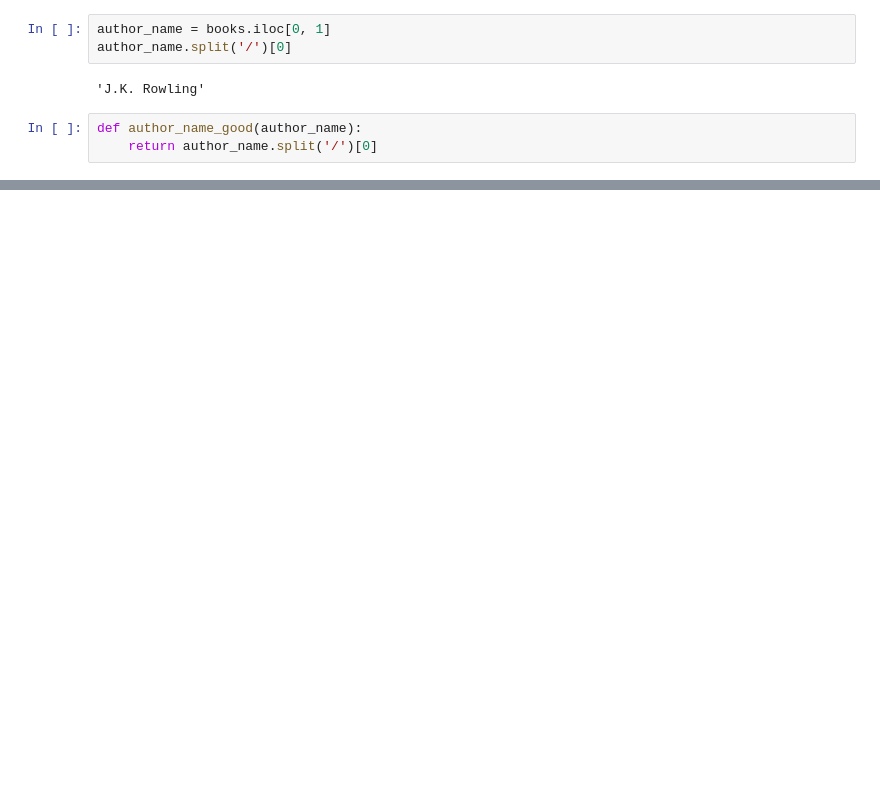
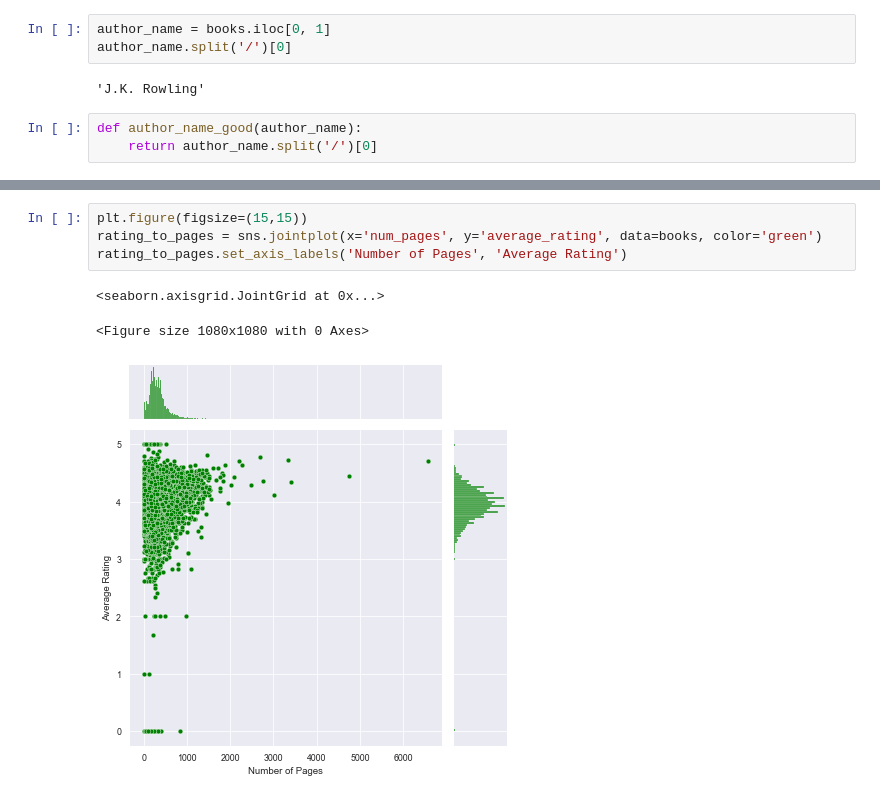
Before and after one commit to GretaMatu/python_mokymai, a Jupyter notebook: baigiamasis_darbas.ipynb, the cells around one changed output, grey strips where cells are left out. Cells and saved outputs as stored; diff of their text form; blank space fills up the shorter version.

```diff
--- a/baigiamasis_darbas.ipynb
+++ b/baigiamasis_darbas.ipynb
@@ -128,0 +139,8 @@ books.head(2)
+# %%
+plt.figure(figsize=(15,15))
+rating_to_pages = sns.jointplot(x='num_pages', y='average_rating', data=books, color='green')
+rating_to_pages.set_axis_labels('Number of Pages', 'Average Rating')
+# %% [output]
+<seaborn.axisgrid.JointGrid at 0x...>
+<Figure size 1080x1080 with 0 Axes>
+[figure, added]
```
Also changed, not shown: parts of 16 cells of this notebook.
